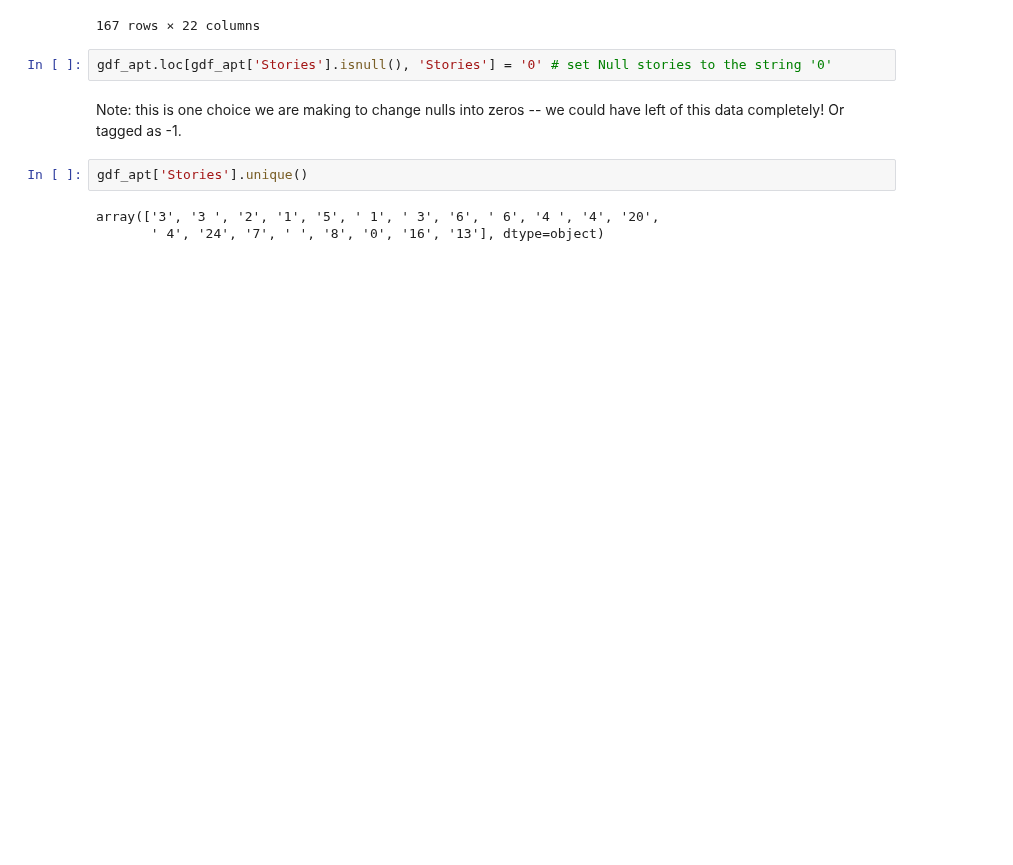
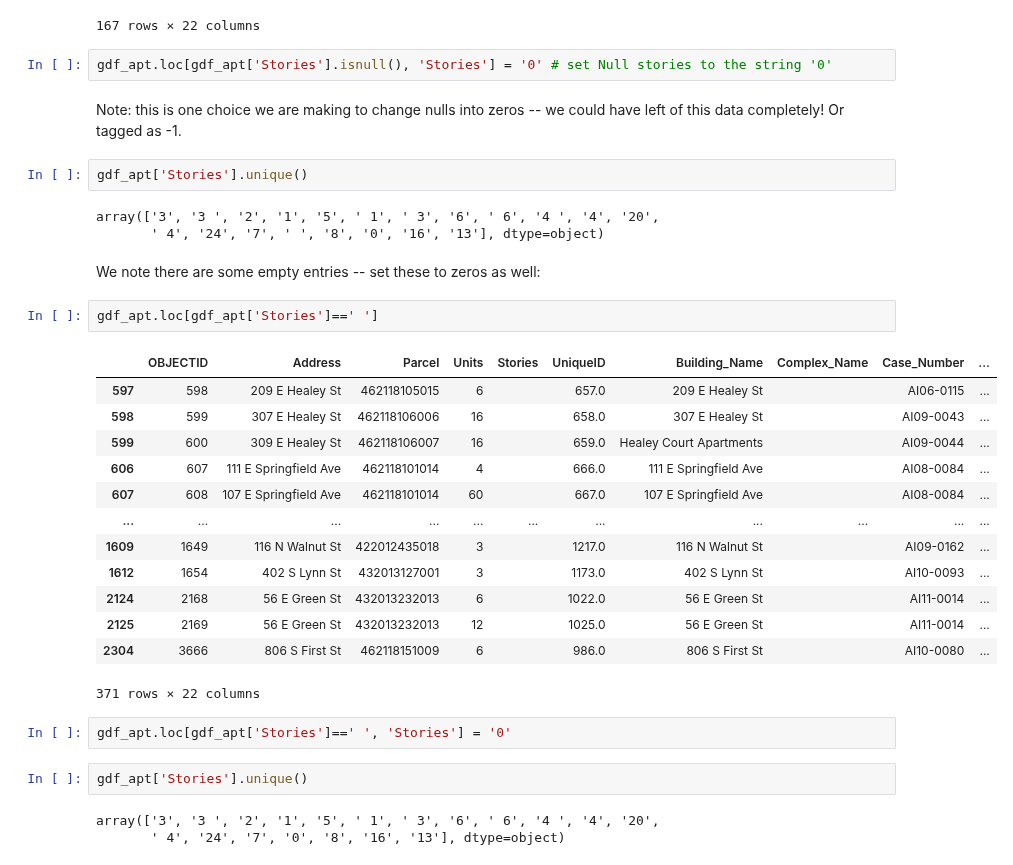
Before and after one commit to UIUC-iSchool-DataViz/is445_spring2021, a Jupyter notebook: _site/week07/inClass_week07.ipynb, the cells around one changed output. Cells and saved outputs as stored; diff of their text form; blank space fills up the shorter version.

```diff
--- a/_site/week07/inClass_week07.ipynb
+++ b/_site/week07/inClass_week07.ipynb
@@ -248,3 +248,28 @@ gdf_apt['Stories'].unique()
 # %% [output]
 array(['3', '3 ', '2', '1', '5', ' 1', ' 3', '6', ' 6', '4 ', '4', '20',
        ' 4', '24', '7', ' ', '8', '0', '16', '13'], dtype=object)
+# %% [markdown]
+We note there are some empty entries -- set these to zeros as well:
+# %%
+gdf_apt.loc[gdf_apt['Stories']==' ']
+# %% [output]
+|  | OBJECTID | Address | Parcel | Units | Stories | UniqueID | Building_Name | Complex_Name | Case_Number | ... |
+| 597 | 598 | 209 E Healey St | 462118105015 | 6 |  | 657.0 | 209 E Healey St |  | AI06-0115 | ... |
+| 598 | 599 | 307 E Healey St | 462118106006 | 16 |  | 658.0 | 307 E Healey St |  | AI09-0043 | ... |
+| 599 | 600 | 309 E Healey St | 462118106007 | 16 |  | 659.0 | Healey Court Apartments |  | AI09-0044 | ... |
+| 606 | 607 | 111 E Springfield Ave | 462118101014 | 4 |  | 666.0 | 111 E Springfield Ave |  | AI08-0084 | ... |
+| 607 | 608 | 107 E Springfield Ave | 462118101014 | 60 |  | 667.0 | 107 E Springfield Ave |  | AI08-0084 | ... |
+| ... | ... | ... | ... | ... | ... | ... | ... | ... | ... | ... |
+| 1609 | 1649 | 116 N Walnut St | 422012435018 | 3 |  | 1217.0 | 116 N Walnut St |  | AI09-0162 | ... |
+| 1612 | 1654 | 402 S Lynn St | 432013127001 | 3 |  | 1173.0 | 402 S Lynn St |  | AI10-0093 | ... |
+| 2124 | 2168 | 56 E Green St | 432013232013 | 6 |  | 1022.0 | 56 E Green St |  | AI11-0014 | ... |
+| 2125 | 2169 | 56 E Green St | 432013232013 | 12 |  | 1025.0 | 56 E Green St |  | AI11-0014 | ... |
+| 2304 | 3666 | 806 S First St | 462118151009 | 6 |  | 986.0 | 806 S First St |  | AI10-0080 | ... |
+371 rows × 22 columns
+# %%
+gdf_apt.loc[gdf_apt['Stories']==' ', 'Stories'] = '0'
+# %%
+gdf_apt['Stories'].unique()
+# %% [output]
+array(['3', '3 ', '2', '1', '5', ' 1', ' 3', '6', ' 6', '4 ', '4', '20',
+       ' 4', '24', '7', '0', '8', '16', '13'], dtype=object)
```
Also changed, not shown: 1 other file.
